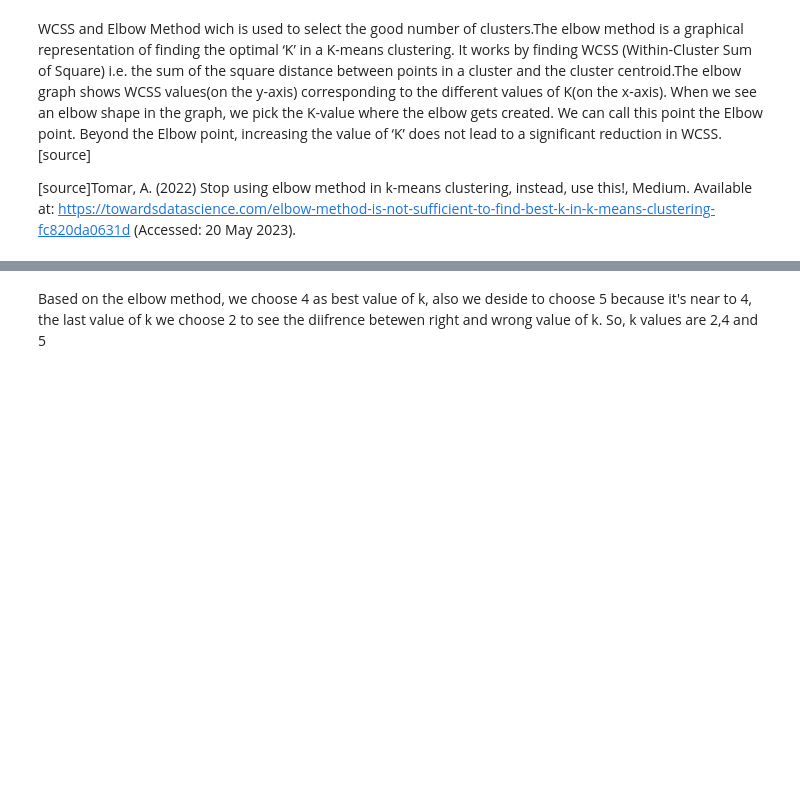
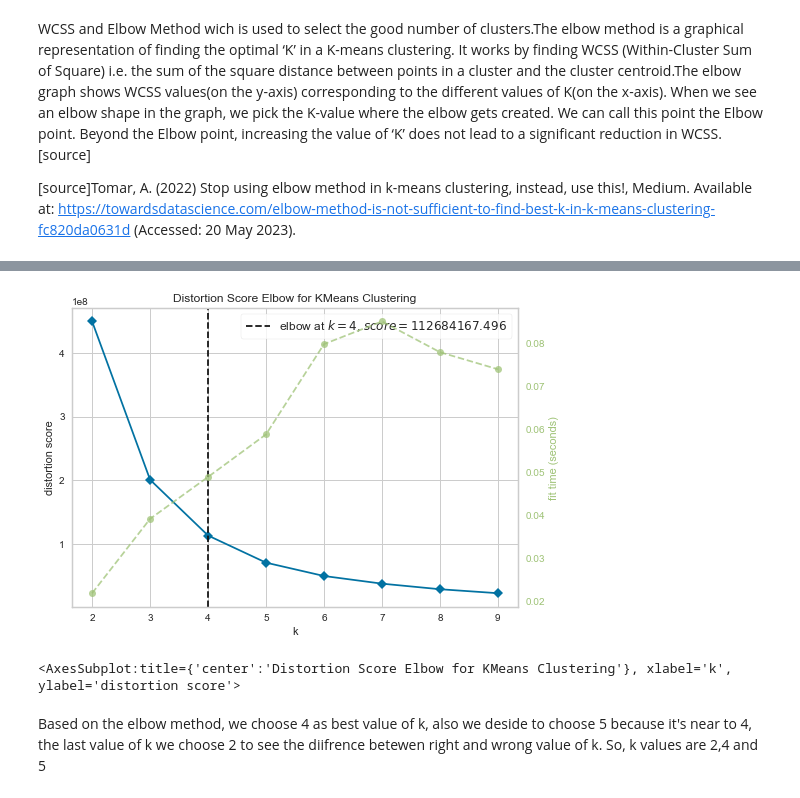
Before and after one commit to Hessah-Aljohaimy/AI-Project, a Jupyter notebook: Unsupervised_Learning/unsupervised_Learning.ipynb, the cells around one changed output, grey strips where cells are left out. Saved outputs shown, nothing was run; the diff lists cells and outputs as text; code cells hidden in the pictures; blank space fills up the shorter version.

```diff
--- a/Unsupervised_Learning/unsupervised_Learning.ipynb
+++ b/Unsupervised_Learning/unsupervised_Learning.ipynb
@@ -29,18 +43,25 @@ WCSS and Elbow Method wich is used to select the good number of clusters.The elb
 #install yellowbrick to vizualize the Elbow curve
 %pip install yellowbrick
 
-from sklearn import datasets
 from sklearn.cluster import KMeans
+from sklearn.datasets import load_iris
 from yellowbrick.cluster import KElbowVisualizer
 
-# Load the IRIS dataset
-iris = datasets.load_iris()
-X = iris.data
-y = iris.target
+features = list(iris.columns)[:-2]
+
+# Get the features data
+data = iris[features]
+
+clustering_kmeans = KMeans(n_clusters=2)
+data['clusters'] = clustering_kmeans.fit_predict(data)
+
+X = data
+y = data['clusters']
 
 # Instantiate the clustering model and visualizer
-km = KMeans(random_state=42)
+km = KMeans(random_state=1)
 visualizer = KElbowVisualizer(km, k=(2,10))
 
 visualizer.fit(X)        # Fit the data to the visualizer
 visualizer.show()        # Finalize and render the figure
+# %% [output]
@@ -47,3 +84,5 @@ visualizer.show()        # Finalize and render the figure
+[figure, added]
+<AxesSubplot:title={'center':'Distortion Score Elbow for KMeans Clustering'}, xlabel='k', ylabel='distortion score'>
 # %% [markdown]
 Based on the elbow method, we choose 4 as best value of k, also we deside to choose 5 because it's near to 4, the last value of k we choose 2 to see the diifrence betewen right and wrong value of k. So, k values are 2,4 and 5
 # %% [markdown]
```
Also changed, not shown: parts of 26 cells of this notebook.
